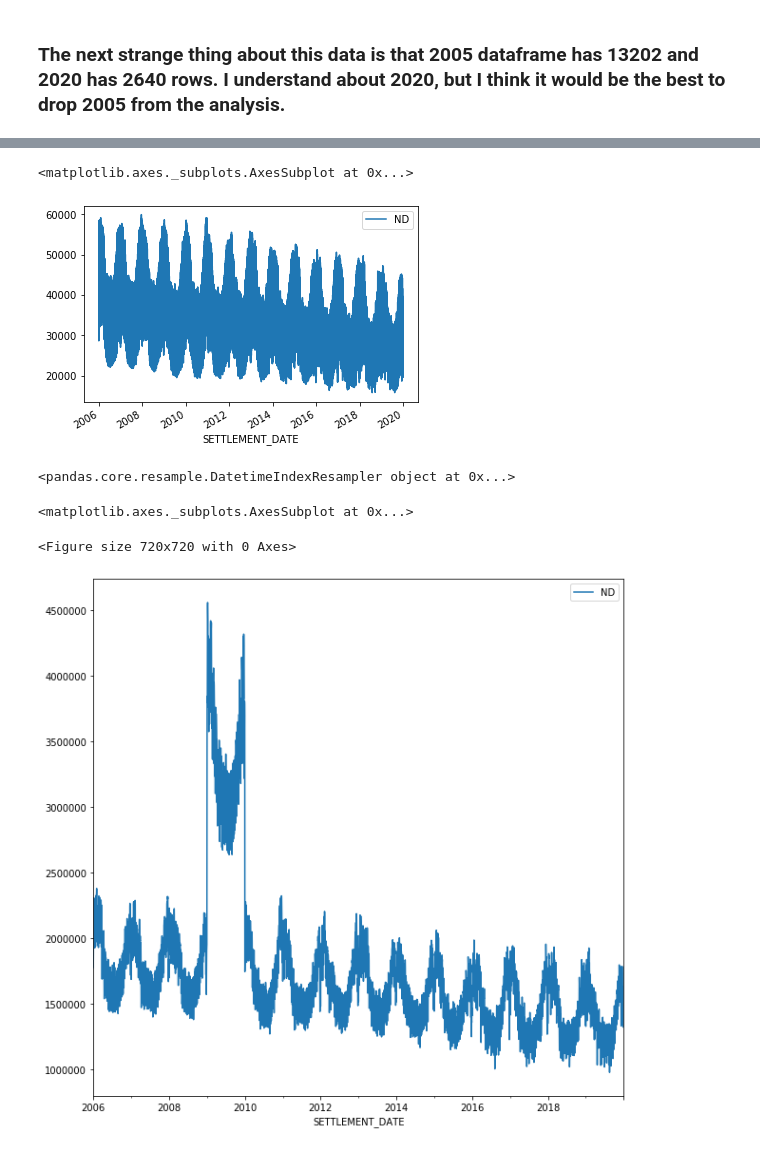
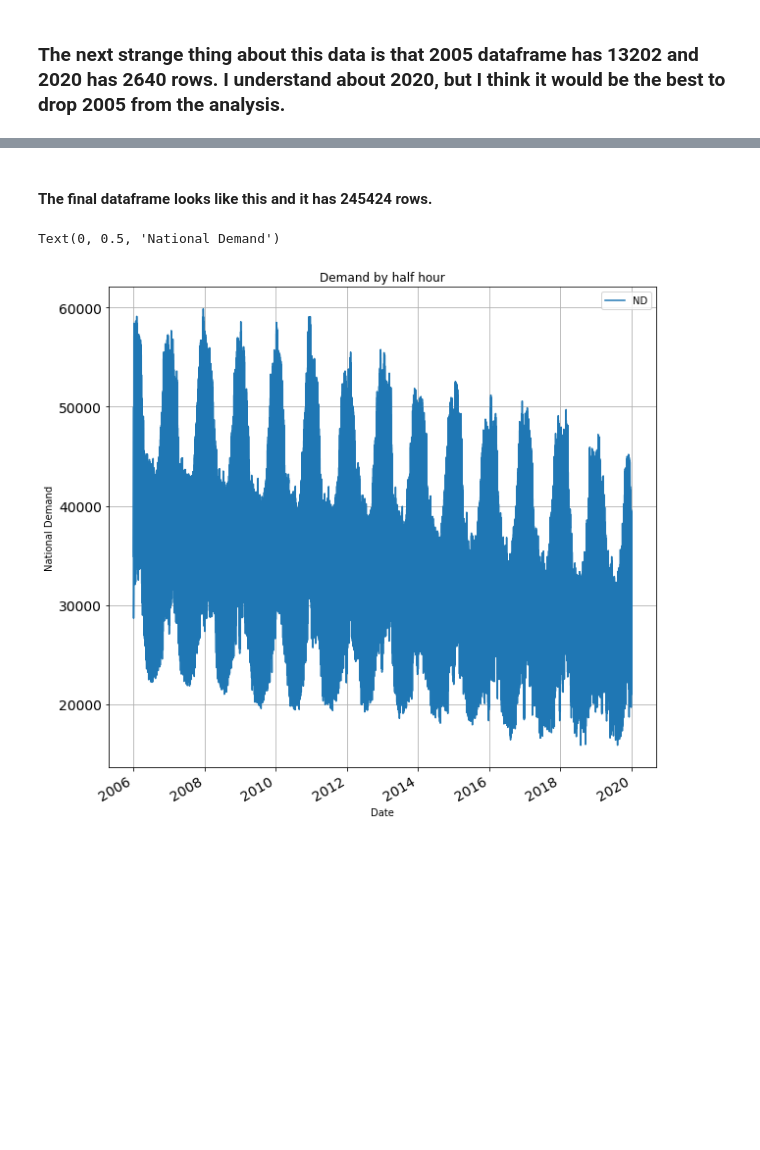
Before and after one commit to seboo1995/CEU-Capstone-Project, a Jupyter notebook: Jupyter_Notebooks/National Demand .ipynb, the cells around one changed output, grey strips where cells are left out. Cells and saved outputs as stored; diff of their text form; code cells hidden in the pictures; blank space fills up the shorter version.

Commit message:
Adding some plots in ND notebook

```diff
--- a/Jupyter_Notebooks/National Demand .ipynb
+++ b/Jupyter_Notebooks/National Demand .ipynb
@@ -209 +213,3 @@ final_df
+# %% [markdown]
+#### The final dataframe looks like this and it has 245424 rows.
 # %%
@@ -210,13 +217,11 @@ final_df
 import matplotlib.pyplot as plt
 import seaborn as sns
-# %%
-final_df.plot()
-# %% [output]
-<matplotlib.axes._subplots.AxesSubplot at 0x...>
-[figure, removed]
-# %%
-final_df.ND.resample('D')
-# %% [output]
-<pandas.core.resample.DatetimeIndexResampler object at 0x...>
+# %%
+final_df.plot(title = "Demand by half hour",grid  = True,figsize = (10,10),fontsize = 14)
+plt.xlabel("Date")
+plt.ylabel("National Demand")
+# %% [output]
+Text(0, 0.5, 'National Demand')
+[figure, added]
 # %%
 #getting daily demand instead of half hourly(summing throughout the day)
@@ -224,6 +228,0 @@ final_df = final_df.groupby("SETTLEMENT_DATE").sum()
-# %%
-final_df.plot(figsize = (10,10))
-# %% [output]
-<matplotlib.axes._subplots.AxesSubplot at 0x...>
-<Figure size 720x720 with 0 Axes>
-[figure, removed]
```
Also changed, not shown: parts of 18 cells of this notebook.
